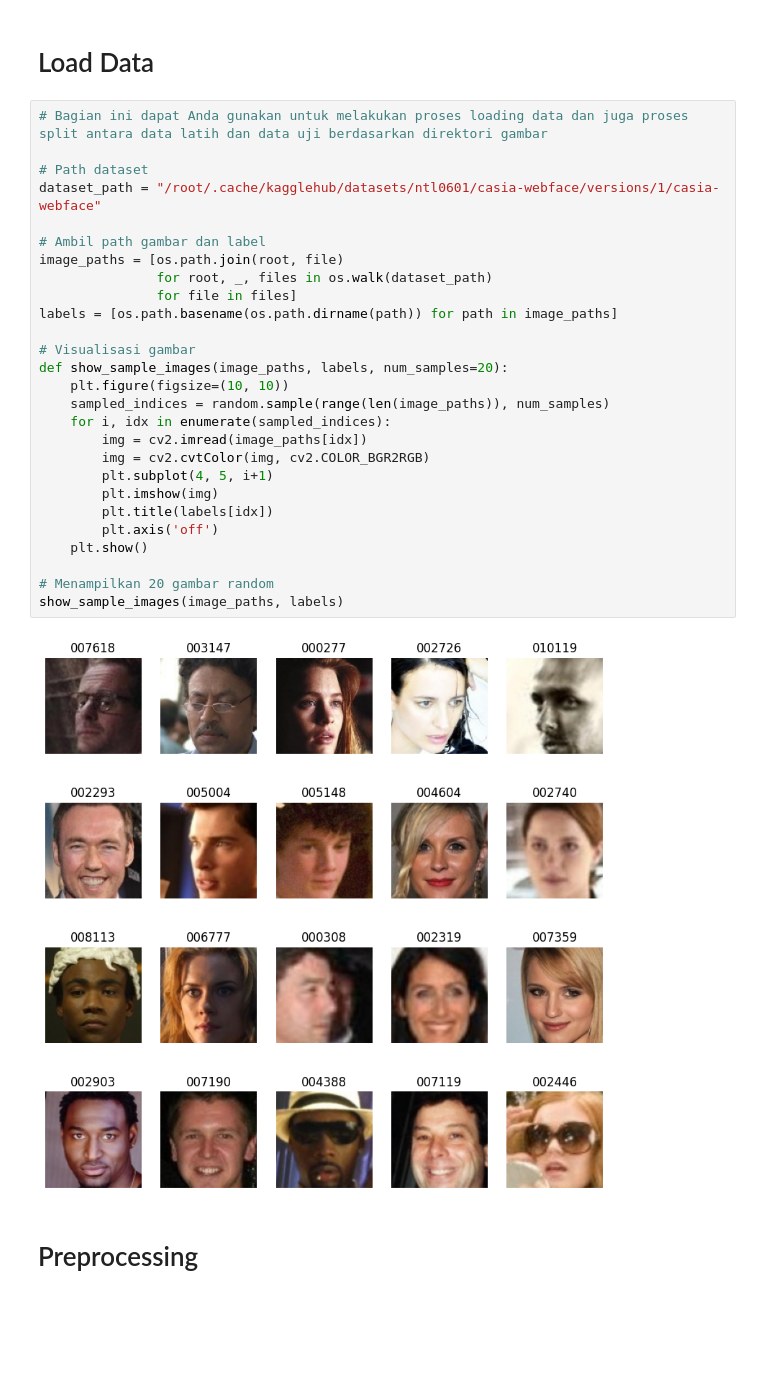
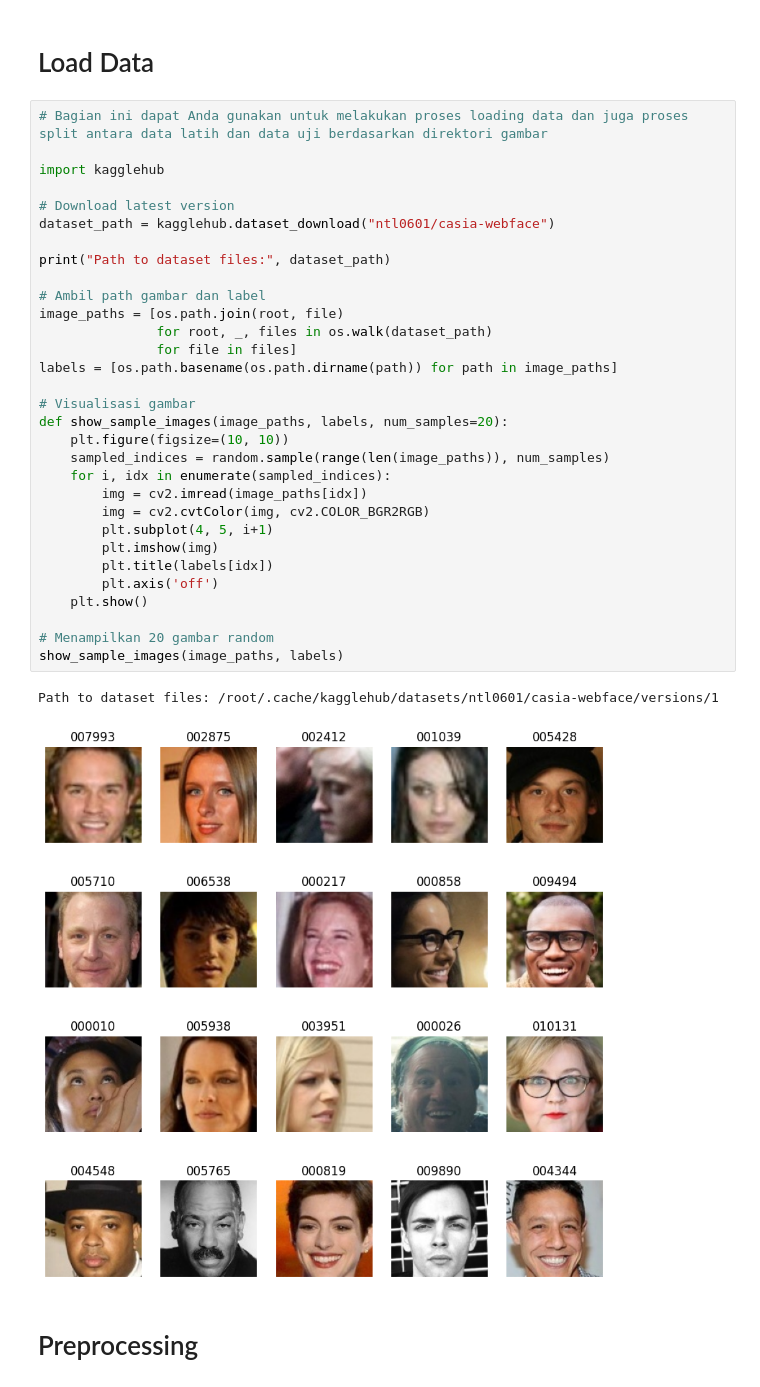
Before and after one commit to sbylash/23_Shasia-Sasa_ML, a Jupyter notebook: Uts.ipynb, the cells around one changed output. Cells and saved outputs as stored; diff of their text form; blank space fills up the shorter version.

```diff
--- a/Uts.ipynb
+++ b/Uts.ipynb
@@ -48,32 +52,37 @@ from keras.utils import to_categorical
 # %%
 # Bagian ini dapat Anda gunakan untuk melakukan proses loading data dan juga proses split antara data latih dan data uji berdasarkan direktori gambar
 
-# Path dataset
-dataset_path = "/root/.cache/kagglehub/datasets/ntl0601/casia-webface/versions/1/casia-webface"
+import kagglehub
+
+# Download latest version
+dataset_path = kagglehub.dataset_download("ntl0601/casia-webface")
+
+print("Path to dataset files:", dataset_path)
 
 # Ambil path gambar dan label
 image_paths = [os.path.join(root, file)
                for root, _, files in os.walk(dataset_path)
                for file in files]
 labels = [os.path.basename(os.path.dirname(path)) for path in image_paths]
 
 # Visualisasi gambar
 def show_sample_images(image_paths, labels, num_samples=20):
     plt.figure(figsize=(10, 10))
     sampled_indices = random.sample(range(len(image_paths)), num_samples)
     for i, idx in enumerate(sampled_indices):
         img = cv2.imread(image_paths[idx])
         img = cv2.cvtColor(img, cv2.COLOR_BGR2RGB)
         plt.subplot(4, 5, i+1)
         plt.imshow(img)
         plt.title(labels[idx])
         plt.axis('off')
     plt.show()
 
 # Menampilkan 20 gambar random
 show_sample_images(image_paths, labels)
 # %% [output]
+Path to dataset files: /root/.cache/kagglehub/datasets/ntl0601/casia-webface/versions/1
-[figure, old version]
+[figure, new version]
 # %% [markdown]
 # Preprocessing
 # %%
```
Also changed, not shown: parts of 4 cells of this notebook.
